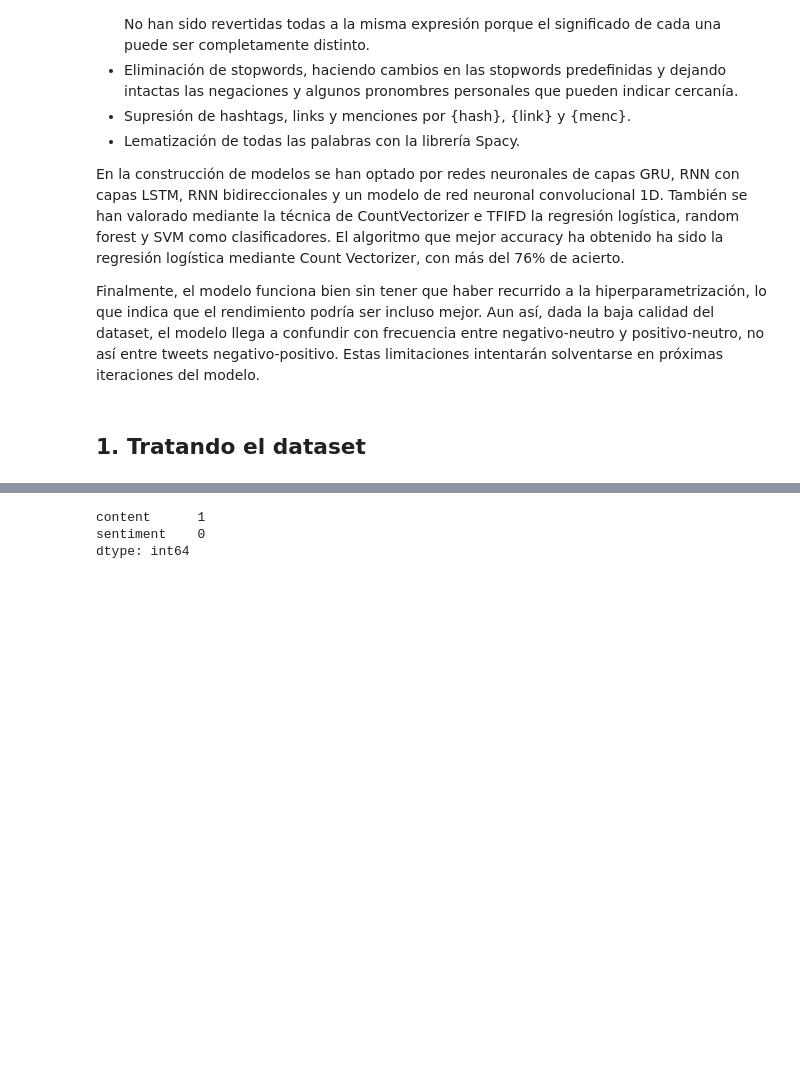
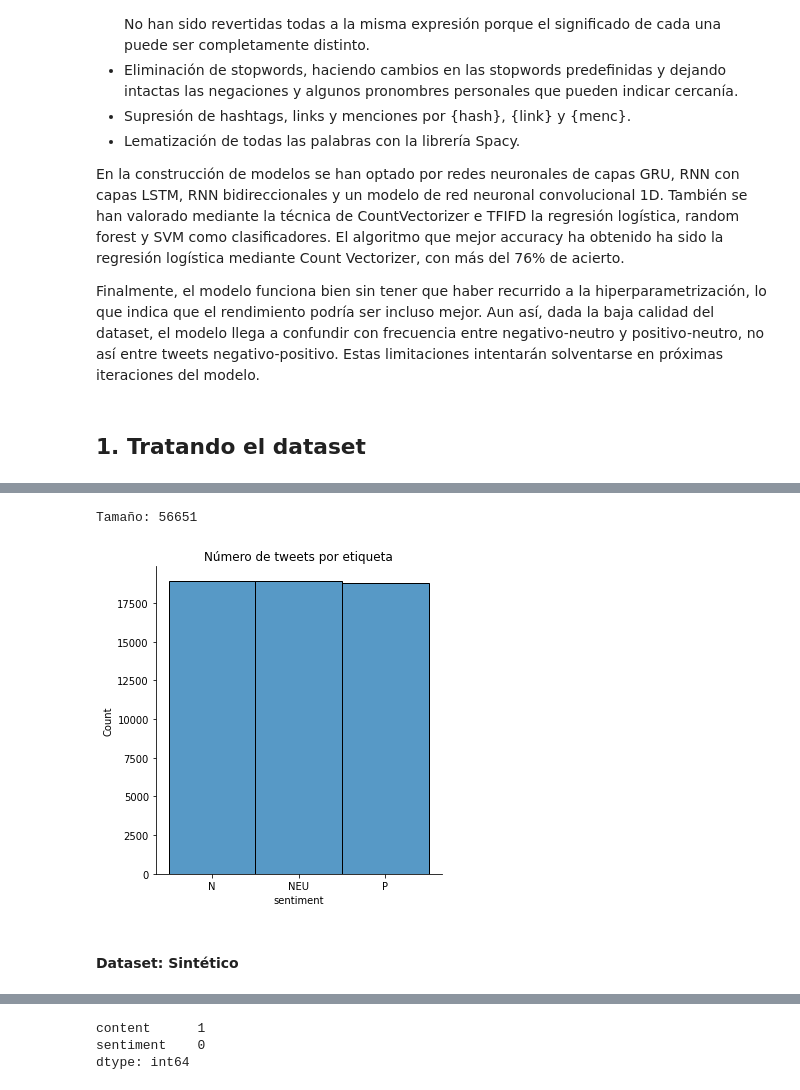
Before and after one commit to alvaroruizp/spanish-twitter-sentiment-analyzer, a Jupyter notebook: Building a Twitter sentiment analyzer.ipynb, the cells around one changed output, grey strips where cells are left out. Drawn from its saved outputs; the diff is of its cells as text; code cells hidden in the pictures; blank space fills up the shorter version.

```diff
--- a/Building a Twitter sentiment analyzer.ipynb
+++ b/Building a Twitter sentiment analyzer.ipynb
@@ -94,0 +80,6 @@ sns.displot(df_extra.sentiment)
+# %%
+df_aws = pd.read_csv('data/data_aws_3stars.csv', sep=';')[['review_body', 'label']]
+# %%
+df_aws.replace({'label': {'NEG': 'N', 'POS': 'P'}}, inplace = True)
+df_aws.rename(columns = {'review_body': 'content', 'label': 'sentiment'},
+              inplace = True)
@@ -94,0 +105,9 @@ sns.displot(df_extra.sentiment)
+# %%
+print('Tamaño:', df_aws.shape[0])
+sns.displot(df_aws['sentiment'])
+plt.title('Número de tweets por etiqueta');
+# %% [output]
+Tamaño: 56651
+[figure, added]
+# %% [markdown]
+#### Dataset: Sintético
```
Also changed, not shown: parts of 81 cells of this notebook, 1 other file.
